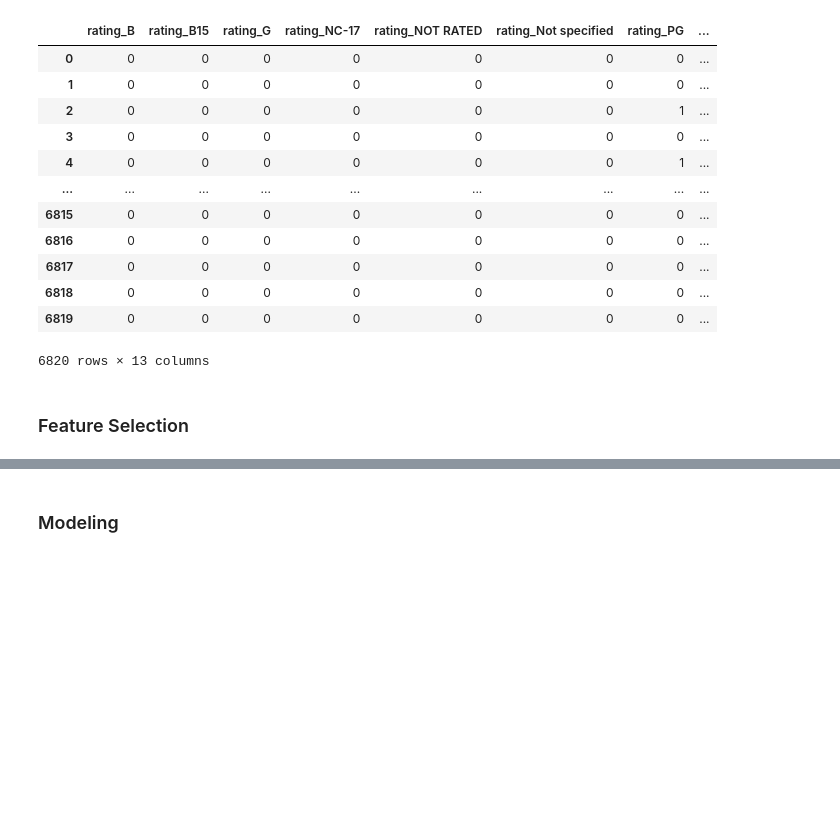
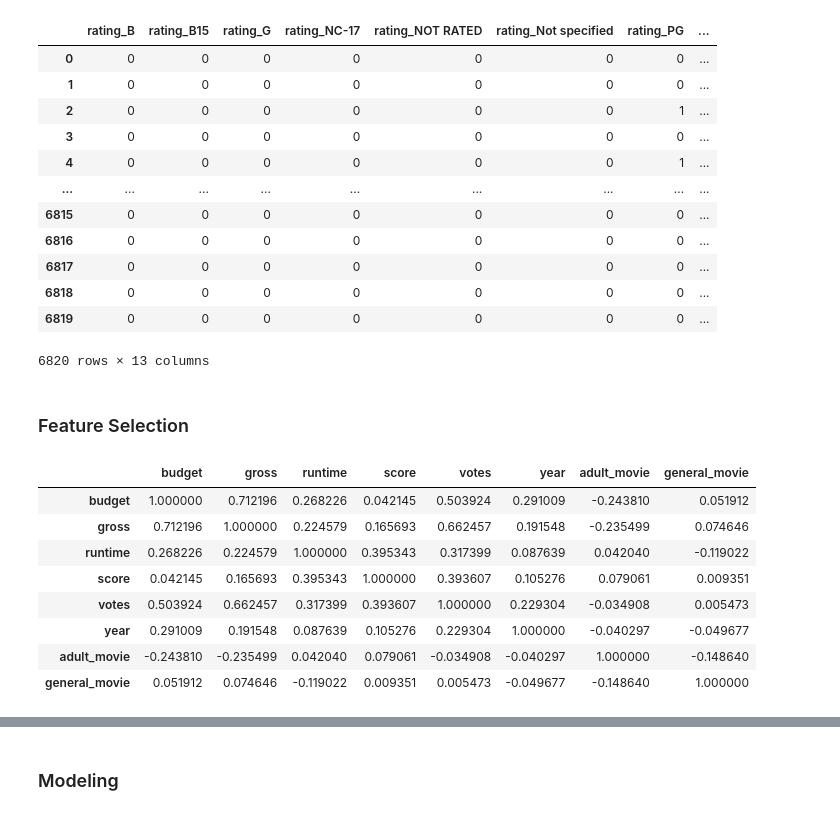
Before and after one commit to sanchiesa/Movie_Industry_Kaggle, a Jupyter notebook: notebooks/Movie_Revenue_Analysis.ipynb, the cells around one changed output, grey strips where cells are left out. Saved outputs shown, nothing was run; the diff lists cells and outputs as text; code cells hidden in the pictures; blank space fills up the shorter version.

```diff
--- a/notebooks/Movie_Revenue_Analysis.ipynb
+++ b/notebooks/Movie_Revenue_Analysis.ipynb
@@ -243,3 +253,18 @@ for i in top_15_countries:
 #     data[i] = np.where(data.country == i, 1, 0)
 # %% [markdown]
 ### Feature Selection
+# %%
+# Evaluating Pearson Correlation between features
+
+corr = data.corr() # Create correlation matrix
+corr
+# %% [output]
+|  | budget | gross | runtime | score | votes | year | adult_movie | general_movie |
+| budget | 1.000000 | 0.712196 | 0.268226 | 0.042145 | 0.503924 | 0.291009 | -0.243810 | 0.051912 |
+| gross | 0.712196 | 1.000000 | 0.224579 | 0.165693 | 0.662457 | 0.191548 | -0.235499 | 0.074646 |
+| runtime | 0.268226 | 0.224579 | 1.000000 | 0.395343 | 0.317399 | 0.087639 | 0.042040 | -0.119022 |
+| score | 0.042145 | 0.165693 | 0.395343 | 1.000000 | 0.393607 | 0.105276 | 0.079061 | 0.009351 |
+| votes | 0.503924 | 0.662457 | 0.317399 | 0.393607 | 1.000000 | 0.229304 | -0.034908 | 0.005473 |
+| year | 0.291009 | 0.191548 | 0.087639 | 0.105276 | 0.229304 | 1.000000 | -0.040297 | -0.049677 |
+| adult_movie | -0.243810 | -0.235499 | 0.042040 | 0.079061 | -0.034908 | -0.040297 | 1.000000 | -0.148640 |
+| general_movie | 0.051912 | 0.074646 | -0.119022 | 0.009351 | 0.005473 | -0.049677 | -0.148640 | 1.000000 |
```
Also changed, not shown: parts of 9 cells of this notebook.
